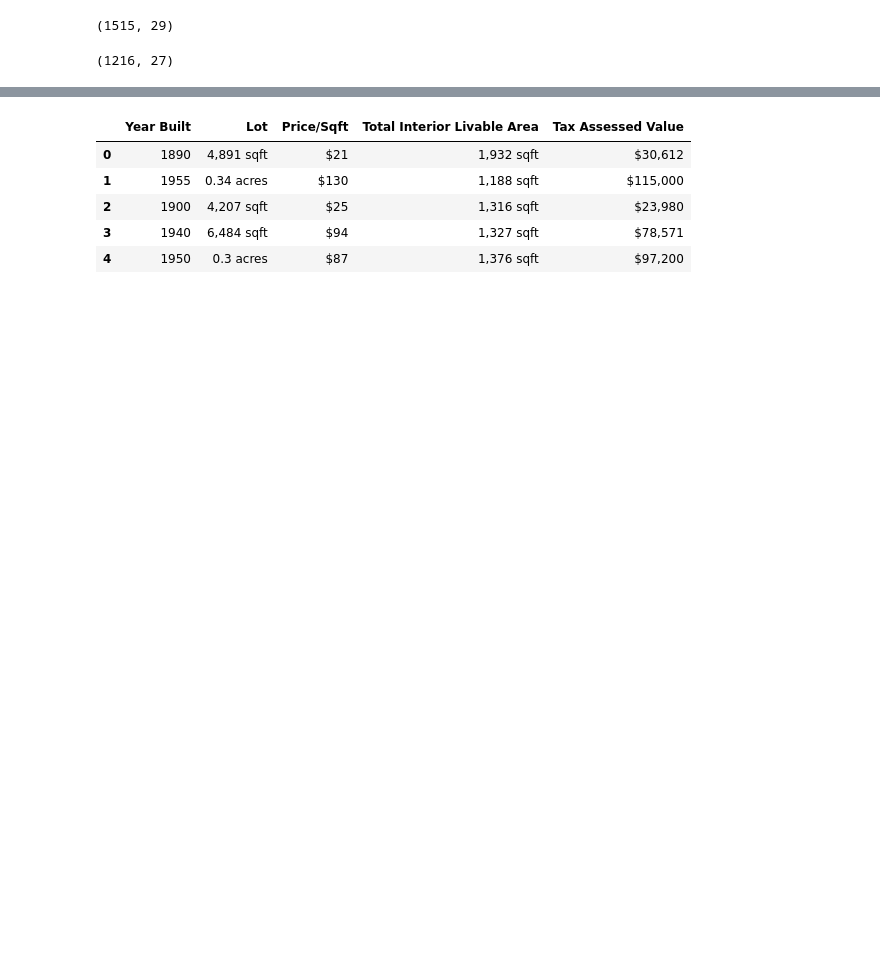
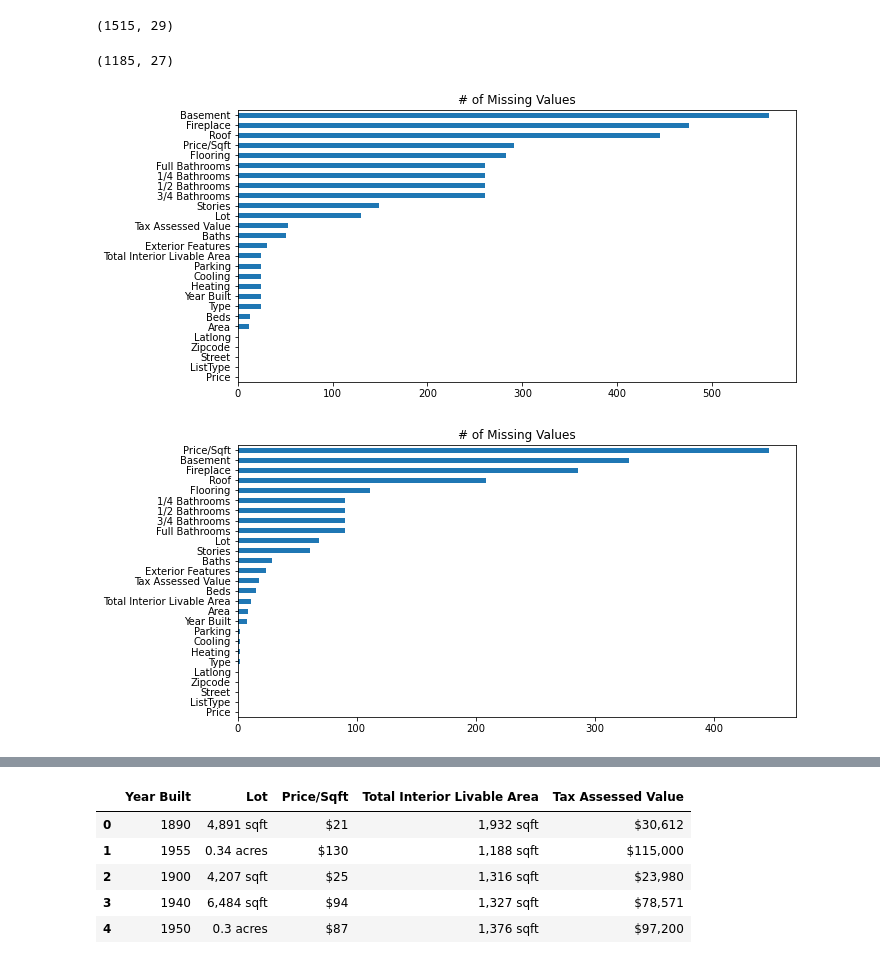
Before and after one commit to aldrinlambon/ranking-real-estate-listings, a Jupyter notebook: DataPreparation.ipynb, the cells around one changed output, grey strips where cells are left out. Saved outputs shown, nothing was run; the diff lists cells and outputs as text; code cells hidden in the pictures; blank space fills up the shorter version.

```diff
--- a/DataPreparation.ipynb
+++ b/DataPreparation.ipynb
@@ -87,13 +88,33 @@ df.shape
 # %% [output]
 (1515, 29)
 # %%
+# subset to data in Rochester
 city = df['City']=='Rochester'
 df = df[city]
 df.drop(columns=['City','State'],inplace=True)
+
+# subset to rows with price value
+with_price = df['Price']>0
+df = df[with_price]
+
+# remove duplicated rows
+cols = ['Street','Zipcode','Latlong','Price']
+df = df.drop_duplicates(subset=cols)
+
 df.reset_index(drop=True,inplace=True)
 df.shape
 # %% [output]
-(1216, 27)
+(1185, 27)
+# %%
+for listtype in ['For Sale','Sold']:
+    plt.figure(figsize=(10,5))
+    cond = df['ListType']==listtype
+    df[cond].isna().sum().sort_values().plot.barh()
+    plt.title('# of Missing Values')
+    plt.show()
+# %% [output]
+[figure, added]
+[figure, added]
 # %%
 df[['Lat','Lon']] = df['Latlong'].str.split(', ',expand=True)
 
```
Also changed, not shown: parts of 8 cells of this notebook.
